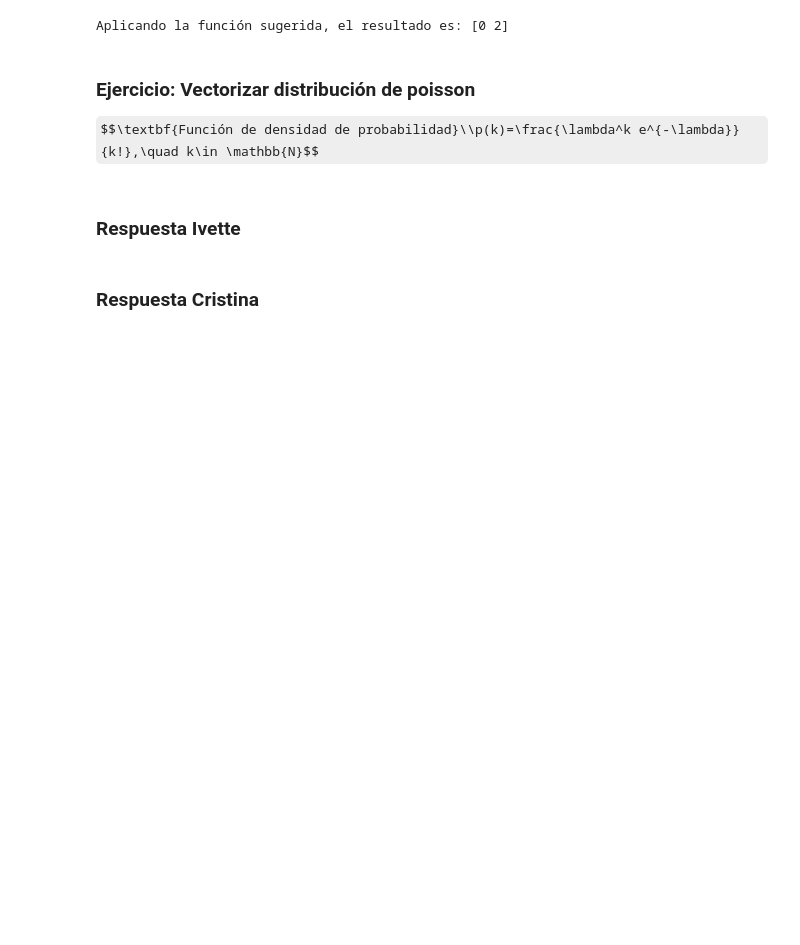
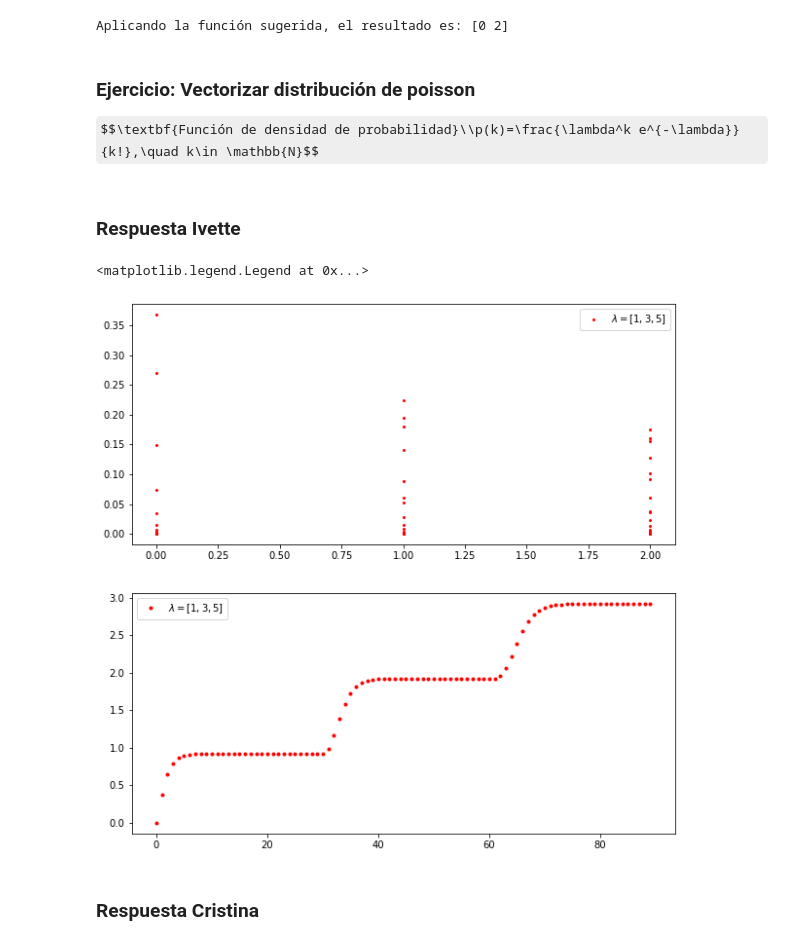
Before and after one commit to ACristinaVV/ProyectoConjunto2_ILANDAVERDE_ACVAZQUEZ, a Jupyter notebook: Tarea2_ILANDAVERDE_ACVAZQUEZ.ipynb, the cells around one changed output. Drawn from its saved outputs; the diff is of its cells as text; code cells hidden in the pictures; some formulas as TeX source; blank space fills up the shorter version.

```diff
--- a/Tarea2_ILANDAVERDE_ACVAZQUEZ.ipynb
+++ b/Tarea2_ILANDAVERDE_ACVAZQUEZ.ipynb
@@ -262,15 +262,19 @@ import scipy.special as sps
 # %% [markdown]
 ### Respuesta Ivette
 # %%
-
 N = 30
 l = [1, 3, 5]
 k = np.arange(N)
-
 p = lambda k,l: (l**k * np.exp(-l)) / sps.factorial(k)
-
 # Graficar para todo l una gráfica de p(k) usando subplots (como matrices)
-
-# contruir el legend en latex para cada l
-
-# :(
+P= np.array([p(lamb,k) for lamb in l])
+#plt.subplots(2,1, figsize=(10,10))
+fig, (ax1,ax2) = plt.subplots(2,1, figsize=(10,10))
+ax1.plot(P,'o',c=c,label='$\lambda$=%s' % l, markersize=2)
+ax2.plot(np.cumsum(P),'o',c=c,label='$\lambda$=%s' % l, markersize=3)
+#legends:
+ax1.legend([f'$\lambda={l}$'])
+ax2.legend([f'$\lambda={l}$'])
+# %% [output]
+<matplotlib.legend.Legend at 0x...>
+[figure, added]
```
Also changed, not shown: parts of 2 cells of this notebook.
